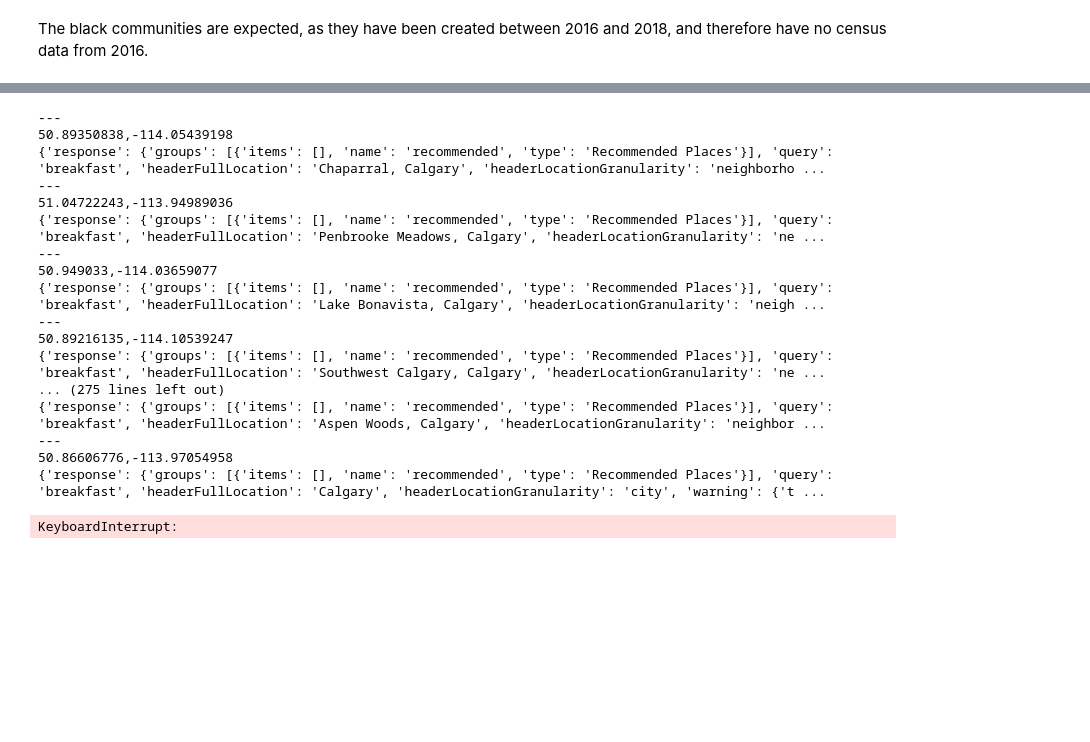
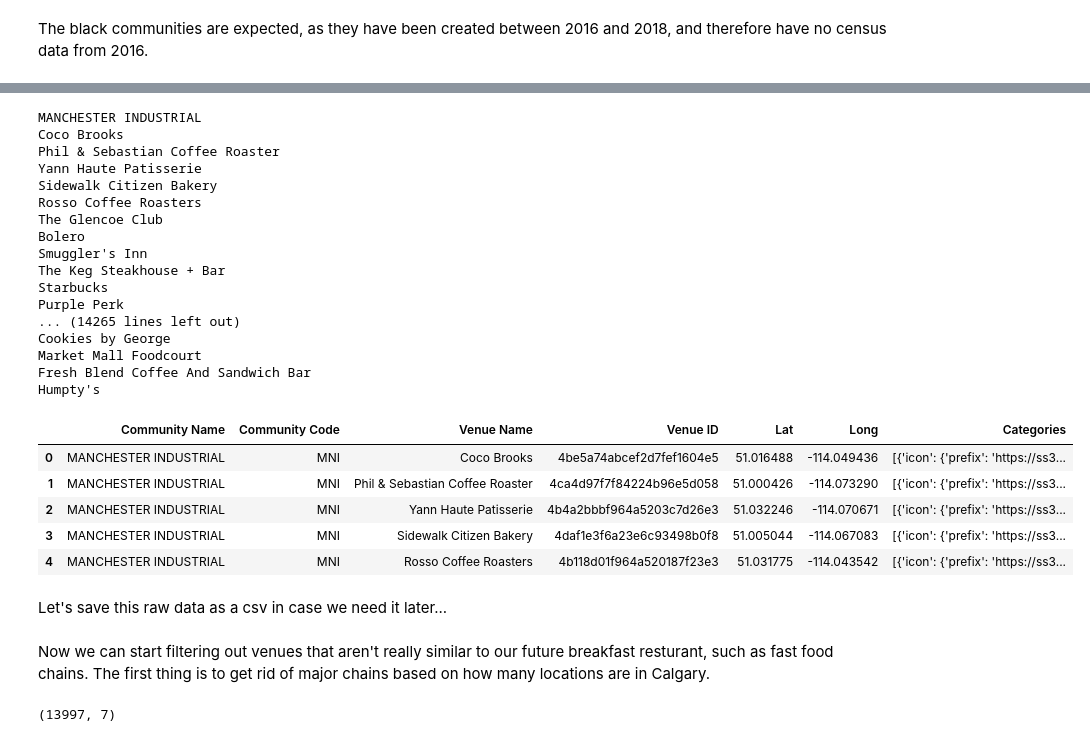
Before and after one commit to hexaguin/Coursera_Capstone, a Jupyter notebook: Breakfast-Locations.ipynb, the cells around one changed output, grey strips where cells are left out. Saved outputs shown, nothing was run; the diff lists cells and outputs as text; code cells hidden in the pictures; blank space fills up the shorter version.

```diff
--- a/Breakfast-Locations.ipynb
+++ b/Breakfast-Locations.ipynb
@@ -110,52 +104,58 @@ get_bounding_box(census['multipolygon'][0])
 all_venues = []
 
 for index, row in census.iterrows():
-    bounding_box = get_bounding_box(row['multipolygon'])
     params = dict(
-        client_id=client_id, # These have been defined in the iPython terminal at runtime to keep them out of the notebook.
+        client_id=client_id,
         client_secret=client_secret,
         v='20180323',
-        # near='Calgary, Alberta',
         limit=50,
-        sw = bounding_box[0],
-        ne = bounding_box[1],
+        ll=str(row['latitude'])+','+str(row['longitude']),
         query='breakfast'
     )
-    res = requests.get(url='https://api.foursquare.com/v2/venues/explore', params=params).text
-    print('---')
-    print(bounding_box[0])
-    venues = json.loads(res)['response']['groups'][0]['items']
-    print(json.loads(res))
+    res = requests.get(url='https://api.foursquare.com/v2/venues/explore', params=params)
+    print( row['NAME'])
+    venues = json.loads(res.text)['response']['groups'][0]['items']
     for venue in venues:
         venue_row = [
             row['NAME'],
             row['COMM_CODE'],
             venue['venue']['name'],
+            venue['venue']['id'],
             venue['venue']['location']['lat'],
             venue['venue']['location']['lng'],
-            venue['categories']
+            venue['venue']['categories']
         ]
-        print(venue_row)
+        print(venue['venue']['name'])
         all_venues.append(venue_row)
 
 
-venue_df = pd.DataFrame(all_venues, columns = ['Community Name', 'Community Code', 'Venue Name', 'Lat', 'Long', 'Categories'])
+venue_df = pd.DataFrame(all_venues, columns = ['Community Name', 'Community Code', 'Venue Name', 'Venue ID', 'Lat', 'Long', 'Categories'])
 # %% [output]
----
-50.89350838,-114.05439198
-{'response': {'groups': [{'items': [], 'name': 'recommended', 'type': 'Recommended Places'}], 'query': 'breakfast', 'headerFullLocation': 'Chaparral, Calgary', 'headerLocationGranularity': 'neighborho ...
----
-51.04722243,-113.94989036
-{'response': {'groups': [{'items': [], 'name': 'recommended', 'type': 'Recommended Places'}], 'query': 'breakfast', 'headerFullLocation': 'Penbrooke Meadows, Calgary', 'headerLocationGranularity': 'ne ...
----
-50.949033,-114.03659077
-{'response': {'groups': [{'items': [], 'name': 'recommended', 'type': 'Recommended Places'}], 'query': 'breakfast', 'headerFullLocation': 'Lake Bonavista, Calgary', 'headerLocationGranularity': 'neigh ...
----
-50.89216135,-114.10539247
-{'response': {'groups': [{'items': [], 'name': 'recommended', 'type': 'Recommended Places'}], 'query': 'breakfast', 'headerFullLocation': 'Southwest Calgary, Calgary', 'headerLocationGranularity': 'ne ...
-... (275 lines left out)
-{'response': {'groups': [{'items': [], 'name': 'recommended', 'type': 'Recommended Places'}], 'query': 'breakfast', 'headerFullLocation': 'Aspen Woods, Calgary', 'headerLocationGranularity': 'neighbor ...
----
-50.86606776,-113.97054958
-{'response': {'groups': [{'items': [], 'name': 'recommended', 'type': 'Recommended Places'}], 'query': 'breakfast', 'headerFullLocation': 'Calgary', 'headerLocationGranularity': 'city', 'warning': {'t ...
+MANCHESTER INDUSTRIAL
+Coco Brooks
+Phil & Sebastian Coffee Roaster
+Yann Haute Patisserie
+Sidewalk Citizen Bakery
+Rosso Coffee Roasters
+The Glencoe Club
+Bolero
+Smuggler's Inn
+The Keg Steakhouse + Bar
+Starbucks
+Purple Perk
+... (14265 lines left out)
+Cookies by George
+Market Mall Foodcourt
+Fresh Blend Coffee And Sandwich Bar
+Humpty's
-KeyboardInterrupt:
+# %%
+venue_df.head()
+# %% [output]
+|  | Community Name | Community Code | Venue Name | Venue ID | Lat | Long | Categories |
+| 0 | MANCHESTER INDUSTRIAL | MNI | Coco Brooks | 4be5a74abcef2d7fef1604e5 | 51.016488 | -114.049436 | [{'icon': {'prefix': 'https://ss3... |
+| 1 | MANCHESTER INDUSTRIAL | MNI | Phil & Sebastian Coffee Roaster | 4ca4d97f7f84224b96e5d058 | 51.000426 | -114.073290 | [{'icon': {'prefix': 'https://ss3... |
+| 2 | MANCHESTER INDUSTRIAL | MNI | Yann Haute Patisserie | 4b4a2bbbf964a5203c7d26e3 | 51.032246 | -114.070671 | [{'icon': {'prefix': 'https://ss3... |
+| 3 | MANCHESTER INDUSTRIAL | MNI | Sidewalk Citizen Bakery | 4daf1e3f6a23e6c93498b0f8 | 51.005044 | -114.067083 | [{'icon': {'prefix': 'https://ss3... |
+| 4 | MANCHESTER INDUSTRIAL | MNI | Rosso Coffee Roasters | 4b118d01f964a520187f23e3 | 51.031775 | -114.043542 | [{'icon': {'prefix': 'https://ss3... |
+# %% [markdown]
+Let's save this raw data as a csv in case we need it later...
@@ -161,0 +164,6 @@ KeyboardInterrupt:
+# %% [markdown]
+Now we can start filtering out venues that aren't really similar to our future breakfast resturant, such as fast food chains. The first thing is to get rid of major chains based on how many locations are in Calgary.
+# %%
+venue_df.shape # How many venues did we grab, anyways?
+# %% [output]
+(13997, 7)
```
Also changed, not shown: parts of 18 cells of this notebook.
